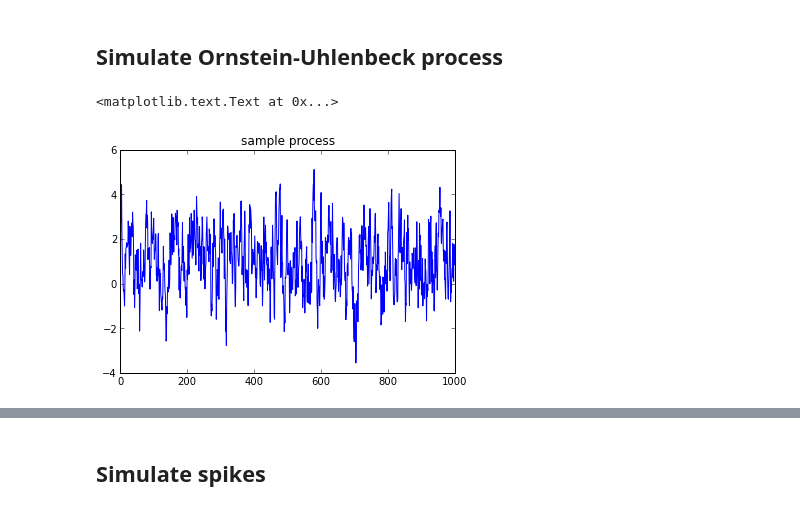
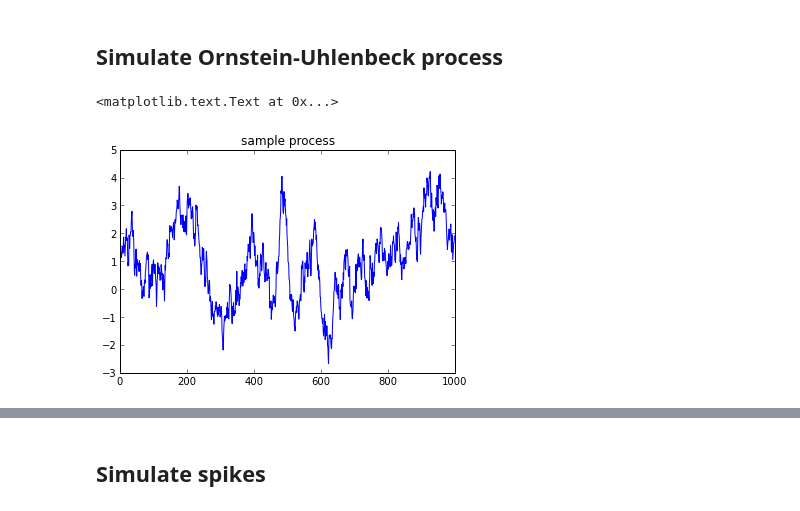
Before and after one commit to yzerlaut/transfer_functions, a Jupyter notebook: ornstein_uhlenbeck_covariance.ipynb, the cells around one changed output, grey strips where cells are left out. Drawn from its saved outputs; the diff is of its cells as text; code cells hidden in the pictures.

```diff
--- a/ornstein_uhlenbeck_covariance.ipynb
+++ b/ornstein_uhlenbeck_covariance.ipynb
@@ -6,4 +6,5 @@ import matplotlib.pyplot as plt
 from scipy import linalg, special
 # %%
 mu, theta, sigma = 1, .3,1
+dt = 0.1
 # %%
@@ -31,7 +32,7 @@ def calculate_cov_matrix(y, tmax, dt=1.):
           for i in range(n_max)]
     return linalg.toeplitz(cov)
 # %%
-def ornstein_uhlenbeck(mu, sigma, theta, tmax, dt=1.):
+def ornstein_uhlenbeck(mu, sigma, theta, tmax, dt=dt):
     """return a realisation of ornstein-uhlenbeck process"""
 
     diffcoef = sigma**2
@@ -54,10 +55,10 @@ def ornstein_uhlenbeck(mu, sigma, theta, tmax, dt=1.):
 Simulate Ornstein-Uhlenbeck process
 -----------------------------------
 # %%
-ou_samples = ornstein_uhlenbeck(mu, sigma, theta,100000)
+ou_samples = ornstein_uhlenbeck(mu, sigma, theta,10000, dt)
 #ou_samples = np.random.randn(100000)*sigma+mu
 plt.plot(ou_samples[:1000])
 plt.title('sample process')
 # %% [output]
 <matplotlib.text.Text at 0x...>
-[figure, old version]
+[figure, new version]
```
Also changed, not shown: parts of 19 cells of this notebook.
